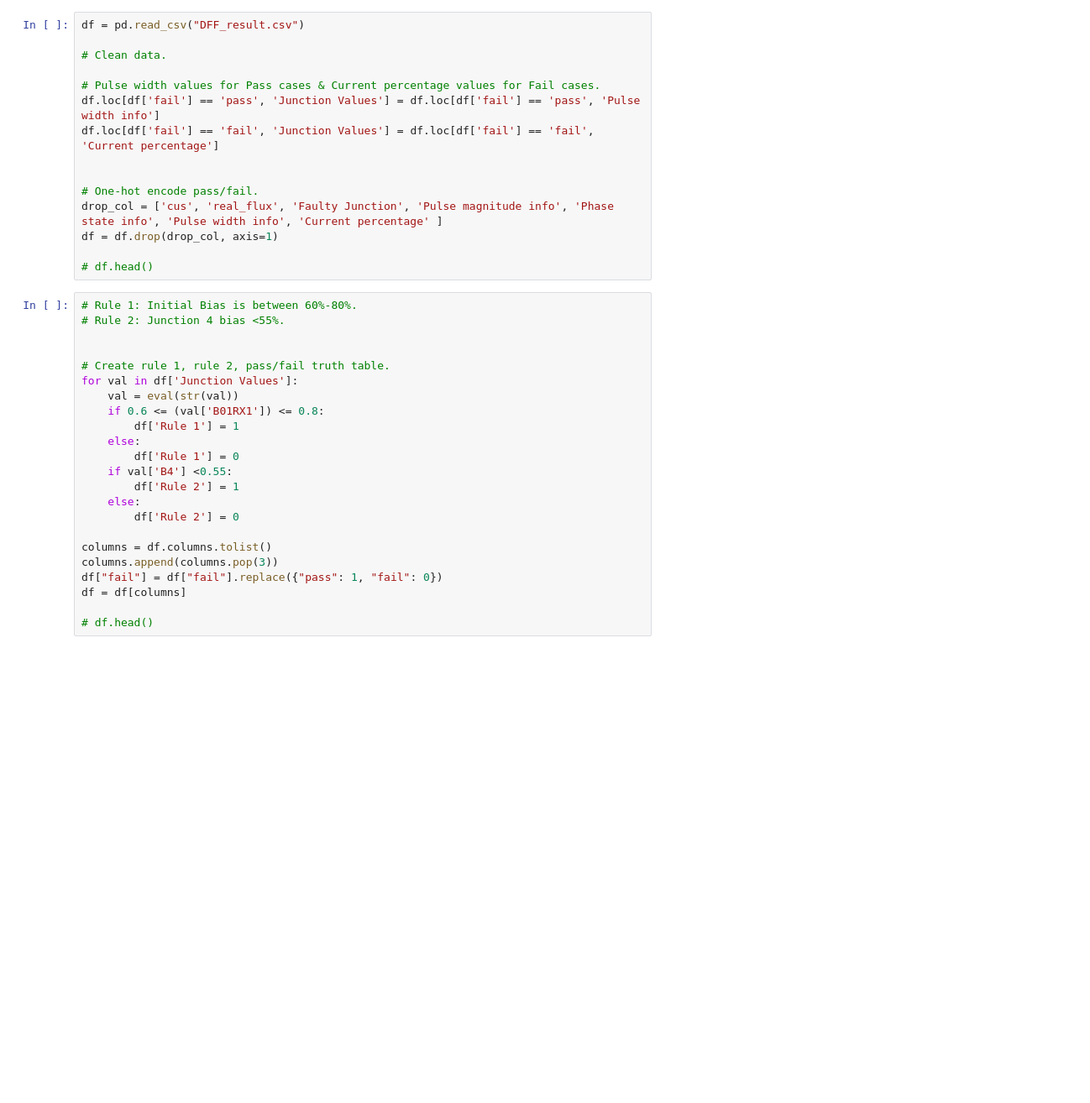
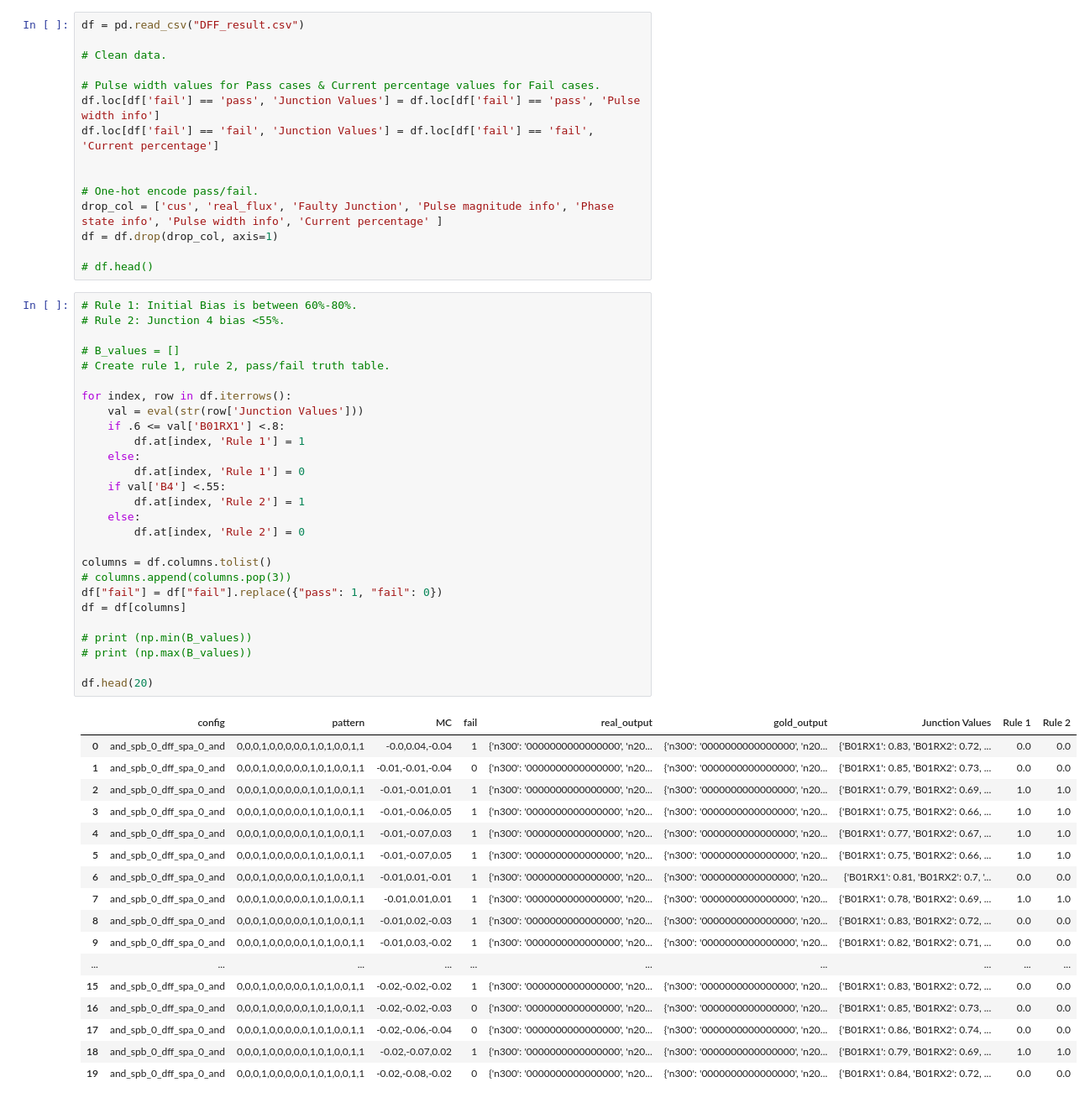
Before and after one commit to carrienlei/RSFQ_2, a Jupyter notebook: RSFQ_2.ipynb, the cells around one changed output. Shown at 84% size. Cells and saved outputs as stored; diff of their text form; blank space fills up the shorter version.

```diff
--- a/RSFQ_2.ipynb
+++ b/RSFQ_2.ipynb
@@ -23,26 +23,48 @@ df = df.drop(drop_col, axis=1)
 # %%
 # Rule 1: Initial Bias is between 60%-80%.
 # Rule 2: Junction 4 bias <55%.
 
+# B_values = []
+# Create rule 1, rule 2, pass/fail truth table.
 
-# Create rule 1, rule 2, pass/fail truth table.
-for val in df['Junction Values']:
-    val = eval(str(val))
-    if 0.6 <= (val['B01RX1']) <= 0.8:
-        df['Rule 1'] = 1
+for index, row in df.iterrows():
+    val = eval(str(row['Junction Values']))
+    if .6 <= val['B01RX1'] <.8:
+        df.at[index, 'Rule 1'] = 1
     else:
-        df['Rule 1'] = 0
-    if val['B4'] <0.55:
-        df['Rule 2'] = 1
+        df.at[index, 'Rule 1'] = 0
+    if val['B4'] <.55:
+        df.at[index, 'Rule 2'] = 1
     else:
-        df['Rule 2'] = 0
+        df.at[index, 'Rule 2'] = 0
 
 columns = df.columns.tolist()
-columns.append(columns.pop(3))
+# columns.append(columns.pop(3))
 df["fail"] = df["fail"].replace({"pass": 1, "fail": 0})
 df = df[columns]
 
-# df.head()
+# print (np.min(B_values))
+# print (np.max(B_values))
+
+df.head(20)
+# %% [output]
+|  | config | pattern | MC | fail | real_output | gold_output | Junction Values | Rule 1 | Rule 2 |
+| 0 | and_spb_0_dff_spa_0_and | 0,0,0,1,0,0,0,0,0,1,0,1,0,0,1,1 | -0.0,0.04,-0.04 | 1 | {'n300': '0000000000000000', 'n20... | {'n300': '0000000000000000', 'n20... | {'B01RX1': 0.83, 'B01RX2': 0.72, ... | 0.0 | 0.0 |
+| 1 | and_spb_0_dff_spa_0_and | 0,0,0,1,0,0,0,0,0,1,0,1,0,0,1,1 | -0.01,-0.01,-0.04 | 0 | {'n300': '0000000000000000', 'n20... | {'n300': '0000000000000000', 'n20... | {'B01RX1': 0.85, 'B01RX2': 0.73, ... | 0.0 | 0.0 |
+| 2 | and_spb_0_dff_spa_0_and | 0,0,0,1,0,0,0,0,0,1,0,1,0,0,1,1 | -0.01,-0.01,0.01 | 1 | {'n300': '0000000000000000', 'n20... | {'n300': '0000000000000000', 'n20... | {'B01RX1': 0.79, 'B01RX2': 0.69, ... | 1.0 | 1.0 |
+| 3 | and_spb_0_dff_spa_0_and | 0,0,0,1,0,0,0,0,0,1,0,1,0,0,1,1 | -0.01,-0.06,0.05 | 1 | {'n300': '0000000000000000', 'n20... | {'n300': '0000000000000000', 'n20... | {'B01RX1': 0.75, 'B01RX2': 0.66, ... | 1.0 | 1.0 |
+| 4 | and_spb_0_dff_spa_0_and | 0,0,0,1,0,0,0,0,0,1,0,1,0,0,1,1 | -0.01,-0.07,0.03 | 1 | {'n300': '0000000000000000', 'n20... | {'n300': '0000000000000000', 'n20... | {'B01RX1': 0.77, 'B01RX2': 0.67, ... | 1.0 | 1.0 |
+| 5 | and_spb_0_dff_spa_0_and | 0,0,0,1,0,0,0,0,0,1,0,1,0,0,1,1 | -0.01,-0.07,0.05 | 1 | {'n300': '0000000000000000', 'n20... | {'n300': '0000000000000000', 'n20... | {'B01RX1': 0.75, 'B01RX2': 0.66, ... | 1.0 | 1.0 |
+| 6 | and_spb_0_dff_spa_0_and | 0,0,0,1,0,0,0,0,0,1,0,1,0,0,1,1 | -0.01,0.01,-0.01 | 1 | {'n300': '0000000000000000', 'n20... | {'n300': '0000000000000000', 'n20... | {'B01RX1': 0.81, 'B01RX2': 0.7, '... | 0.0 | 0.0 |
+| 7 | and_spb_0_dff_spa_0_and | 0,0,0,1,0,0,0,0,0,1,0,1,0,0,1,1 | -0.01,0.01,0.01 | 1 | {'n300': '0000000000000000', 'n20... | {'n300': '0000000000000000', 'n20... | {'B01RX1': 0.78, 'B01RX2': 0.69, ... | 1.0 | 1.0 |
+| 8 | and_spb_0_dff_spa_0_and | 0,0,0,1,0,0,0,0,0,1,0,1,0,0,1,1 | -0.01,0.02,-0.03 | 1 | {'n300': '0000000000000000', 'n20... | {'n300': '0000000000000000', 'n20... | {'B01RX1': 0.83, 'B01RX2': 0.72, ... | 0.0 | 0.0 |
+| 9 | and_spb_0_dff_spa_0_and | 0,0,0,1,0,0,0,0,0,1,0,1,0,0,1,1 | -0.01,0.03,-0.02 | 1 | {'n300': '0000000000000000', 'n20... | {'n300': '0000000000000000', 'n20... | {'B01RX1': 0.82, 'B01RX2': 0.71, ... | 0.0 | 0.0 |
+| ... | ... | ... | ... | ... | ... | ... | ... | ... | ... |
+| 15 | and_spb_0_dff_spa_0_and | 0,0,0,1,0,0,0,0,0,1,0,1,0,0,1,1 | -0.02,-0.02,-0.02 | 1 | {'n300': '0000000000000000', 'n20... | {'n300': '0000000000000000', 'n20... | {'B01RX1': 0.83, 'B01RX2': 0.72, ... | 0.0 | 0.0 |
+| 16 | and_spb_0_dff_spa_0_and | 0,0,0,1,0,0,0,0,0,1,0,1,0,0,1,1 | -0.02,-0.02,-0.03 | 0 | {'n300': '0000000000000000', 'n20... | {'n300': '0000000000000000', 'n20... | {'B01RX1': 0.85, 'B01RX2': 0.73, ... | 0.0 | 0.0 |
+| 17 | and_spb_0_dff_spa_0_and | 0,0,0,1,0,0,0,0,0,1,0,1,0,0,1,1 | -0.02,-0.06,-0.04 | 0 | {'n300': '0000000000000000', 'n20... | {'n300': '0000000000000000', 'n20... | {'B01RX1': 0.86, 'B01RX2': 0.74, ... | 0.0 | 0.0 |
+| 18 | and_spb_0_dff_spa_0_and | 0,0,0,1,0,0,0,0,0,1,0,1,0,0,1,1 | -0.02,-0.07,0.02 | 1 | {'n300': '0000000000000000', 'n20... | {'n300': '0000000000000000', 'n20... | {'B01RX1': 0.79, 'B01RX2': 0.69, ... | 1.0 | 1.0 |
+| 19 | and_spb_0_dff_spa_0_and | 0,0,0,1,0,0,0,0,0,1,0,1,0,0,1,1 | -0.02,-0.08,-0.02 | 0 | {'n300': '0000000000000000', 'n20... | {'n300': '0000000000000000', 'n20... | {'B01RX1': 0.84, 'B01RX2': 0.72, ... | 0.0 | 0.0 |
 # %%
 # Create buckets.
 condition0 = (df[['Rule 1', 'Rule 2', 'fail']] == [0, 0, 0]).all(axis=1)
```
Also changed, not shown: parts of 3 cells of this notebook.
